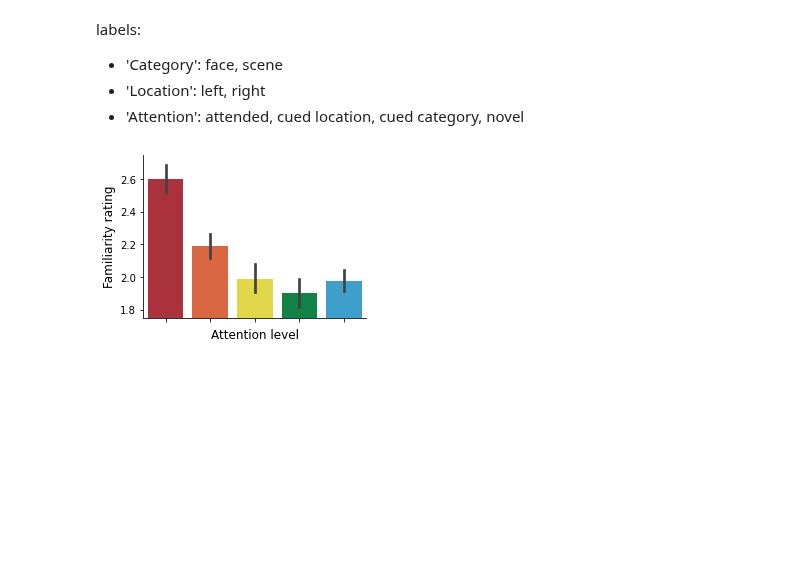
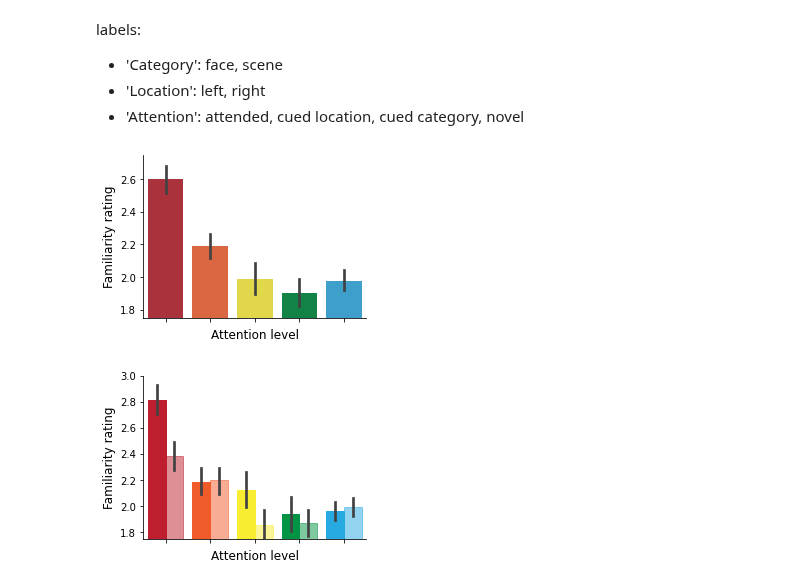
Before and after one commit to jeremymanning/attention-memory-task, a Jupyter notebook: code/data_loader.ipynb, the cells around one changed output. Saved outputs shown, nothing was run; the diff lists cells and outputs as text; code cells hidden in the pictures; blank space fills up the shorter version.

```diff
--- a/code/data_loader.ipynb
+++ b/code/data_loader.ipynb
@@ -517,6 +534,10 @@ def plot_attention(df, fname=None, palette=attention_colors, **kwargs):
 plot_attention(sustained_behavioral, fname='sustained_attention');
 # %% [output]
 [figure]
+# %%
+plot_attention(sustained_behavioral, hue='Category', ylim=[1.75, 3], fname='sustained_attention_by_category');
+# %% [output]
+[figure, added]
 # %%
 plot_attention(variable_behavioral, fname='variable_attention');
 # %% [output]
```
Also changed, not shown: parts of 10 cells of this notebook, 8 other files.
